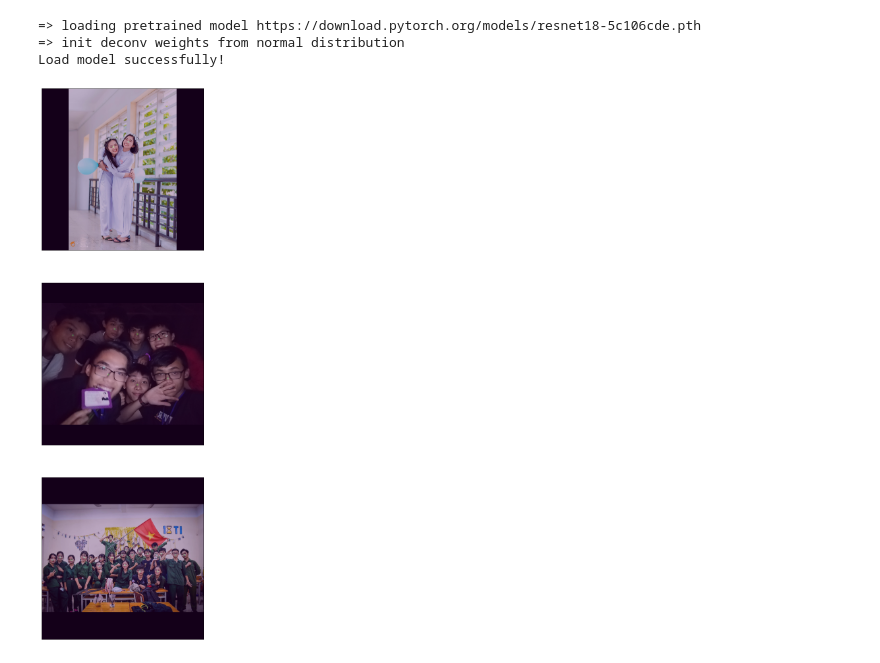
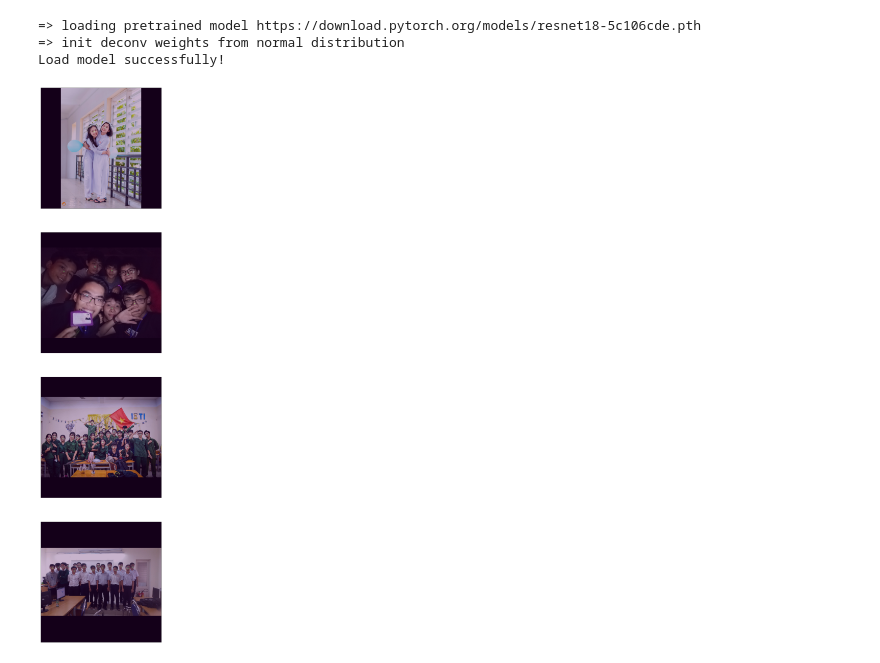
Before and after one commit to huynhtuan17ti/FaceDetection-CenterNet, a Jupyter notebook: notebooks/test_heatmap.ipynb, the cells around one changed output. Saved outputs shown, nothing was run; the diff lists cells and outputs as text; code cells hidden in the pictures.

```diff
--- a/notebooks/test_heatmap.ipynb
+++ b/notebooks/test_heatmap.ipynb
@@ -3,9 +3,9 @@
 %autoreload 2
 %run ~/Machine_Learning/FaceDetection-CenterNet/startup.py
 # %%
-show_heatmap('/home/ryan/Machine_Learning/FaceDetection-CenterNet/heatmap.yaml', '/home/ryan/Machine_Learning/FaceDetection-CenterNet/images')
+show_heatmap('/home/ryan/Machine_Learning/FaceDetection-CenterNet/heatmap.yaml', '/home/ryan/Machine_Learning/FaceDetection-CenterNet/images/test')
 # %% [output]
 => loading pretrained model https://download.pytorch.org/models/resnet18-5c106cde.pth
 => init deconv weights from normal distribution
 Load model successfully!
-[figure, old version]
+[figure, new version]
```
Also changed, not shown: 5 other files.
